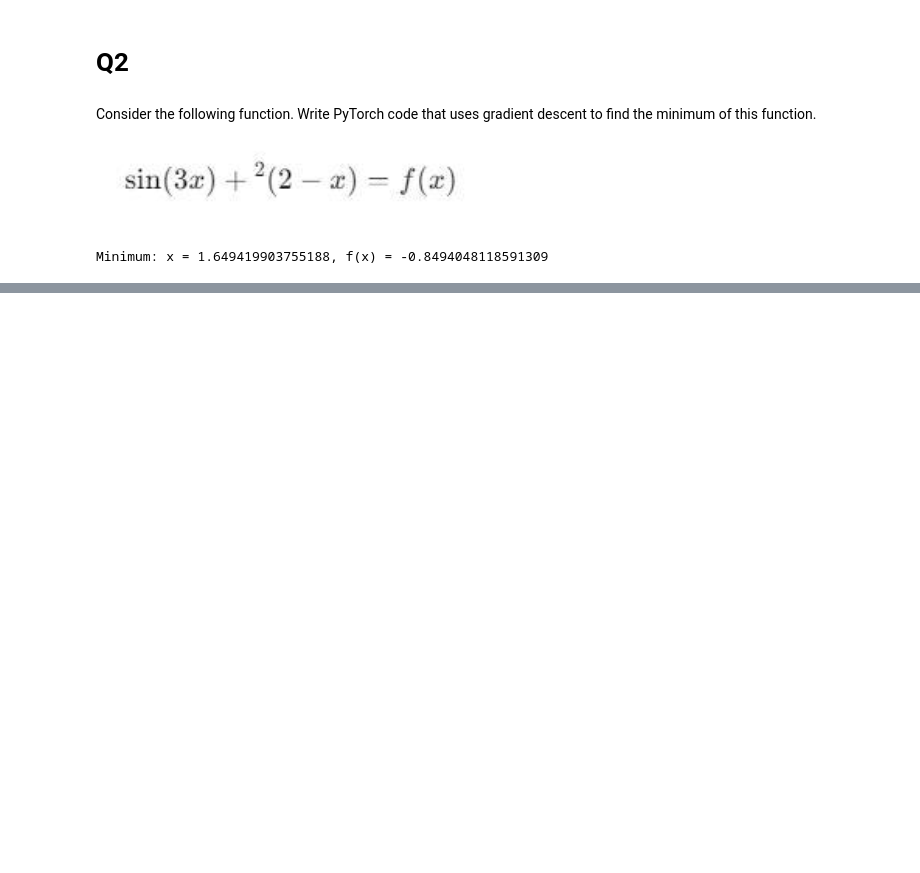
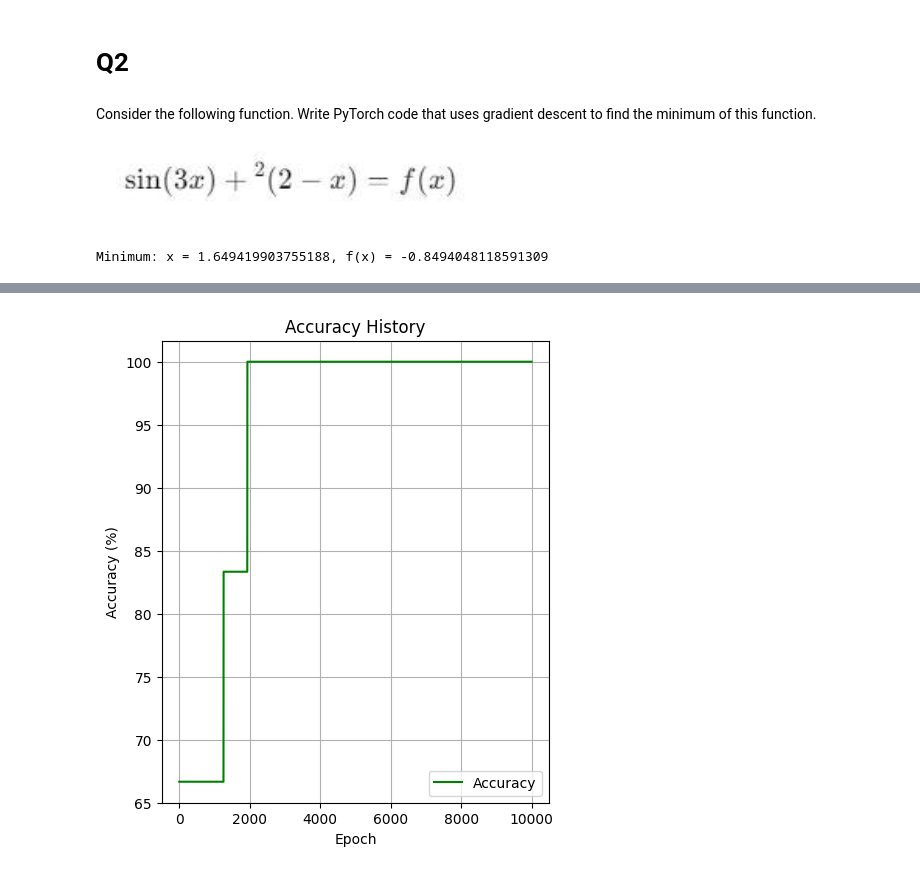
Before and after one commit to ZhrArhZ/DeepLearningIUT, a Jupyter notebook: coursework/1.MLP/HW1.ipynb, the cells around one changed output, grey strips where cells are left out. Cells and saved outputs as stored; diff of their text form; code cells hidden in the pictures; blank space fills up the shorter version.

```diff
--- a/coursework/1.MLP/HW1.ipynb
+++ b/coursework/1.MLP/HW1.ipynb
@@ -64,0 +190,12 @@ Minimum: x = 1.649419903755188, f(x) = -0.8494048118591309
+# %%
+# Plotting accuracy history
+plt.figure(figsize=(5, 6))
+plt.plot(accuracy_history, label='Accuracy', color='g')
+plt.xlabel('Epoch')
+plt.ylabel('Accuracy (%)')
+plt.title('Accuracy History')
+plt.legend()
+plt.grid(True)
+plt.show()
+# %% [output]
+[figure, added]
```
Also changed, not shown: parts of 16 cells of this notebook.
